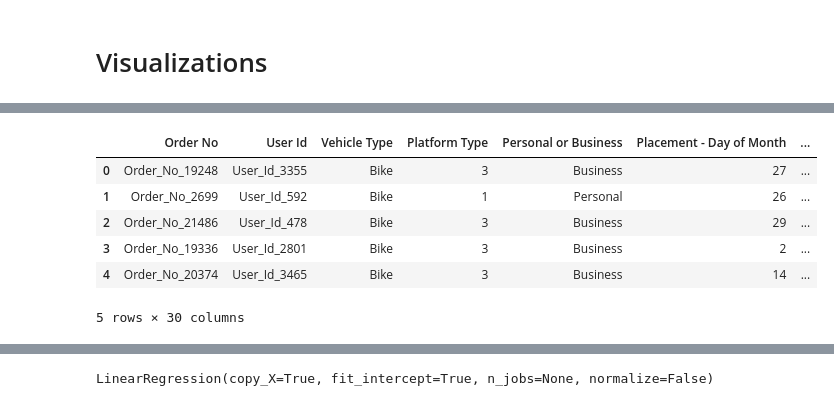
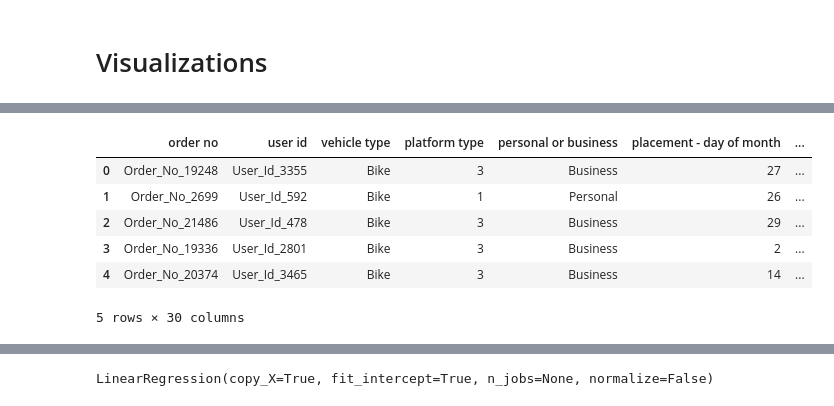
Before and after one commit to explore-thulani/sendy-logistics-challenge, a Jupyter notebook: Sendy_Logistics_Challenge_Regression_Predict.ipynb, the cells around one changed output, grey strips where cells are left out. Drawn from its saved outputs; the diff is of its cells as text; code cells hidden in the pictures.

```diff
--- a/Sendy_Logistics_Challenge_Regression_Predict.ipynb
+++ b/Sendy_Logistics_Challenge_Regression_Predict.ipynb
@@ -148,11 +272,12 @@ Text(0.5, 0, 'Platform type')
 # %%
 # Test Dataset
 test_df = pd.read_csv('data/Test.csv')
 #test = correct_data_format(test)
 test_df = pd.merge(test_df,riders,on="Rider Id")
+test_df.columns = [name.lower() for name in test_df.columns]
 test_df.head()
 # %% [output]
-|  | Order No | User Id | Vehicle Type | Platform Type | Personal or Business | Placement - Day of Month | ... |
+|  | order no | user id | vehicle type | platform type | personal or business | placement - day of month | ... |
 | 0 | Order_No_19248 | User_Id_3355 | Bike | 3 | Business | 27 | ... |
 | 1 | Order_No_2699 | User_Id_592 | Bike | 1 | Personal | 26 | ... |
 | 2 | Order_No_21486 | User_Id_478 | Bike | 3 | Business | 29 | ... |
```
Also changed, not shown: parts of 41 cells of this notebook, 8 other files.
